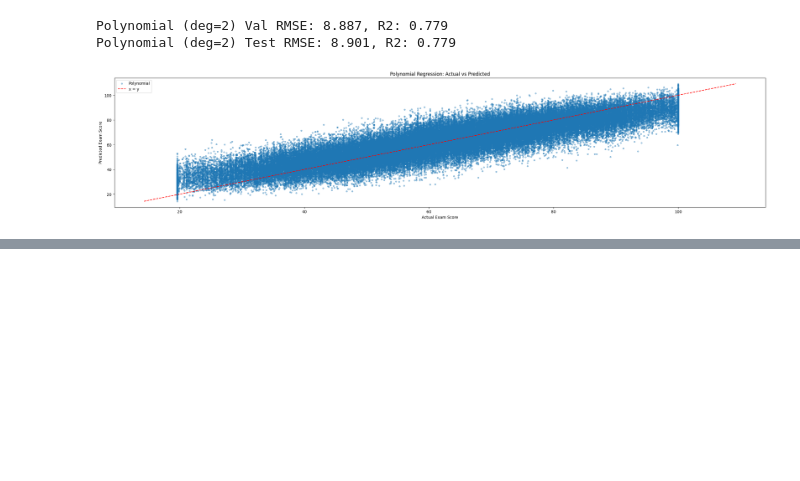
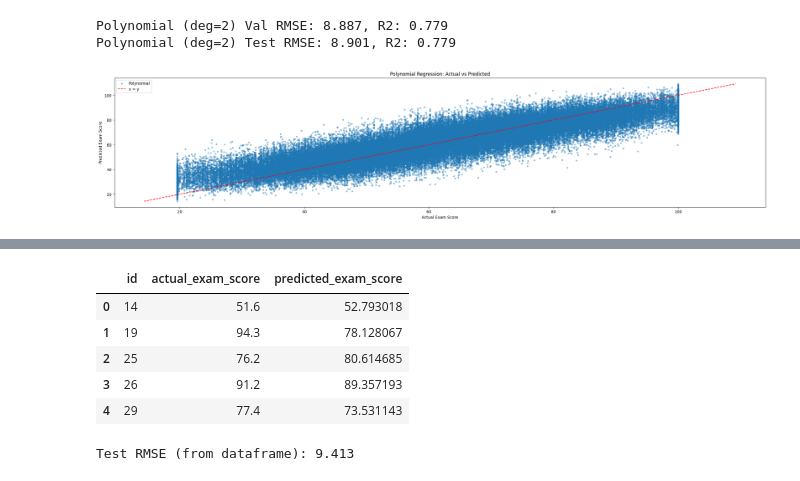
Before and after one commit to Aashiee3/Student-Exam-Score-Kagge-Competition, a Jupyter notebook: Student exam score/aashi_model.ipynb, the cells around one changed output, grey strips where cells are left out. Saved outputs shown, nothing was run; the diff lists cells and outputs as text; code cells hidden in the pictures; blank space fills up the shorter version.

```diff
--- a/Student exam score/aashi_model.ipynb
+++ b/Student exam score/aashi_model.ipynb
@@ -268,0 +432,7 @@ plt.show()
+# %%
+rnn_model = Sequential([
+    LSTM(64, input_shape=(timesteps, features_per_timestep)),
+    Dropout(0.2),
+    Dense(32, activation='relu'),
+    Dense(1)   # Linear output (regression)
+])
@@ -268,0 +445,8 @@ plt.show()
+# %%
+history_rnn = rnn_model.fit(
+    x_train_rnn, y_train,
+    validation_data=(x_val_rnn, y_val),
+    epochs=100,
+    batch_size=32,
+    verbose=1
+)
@@ -268,0 +481,32 @@ plt.show()
+# %%
+import pandas as pd
+
+results_rnn = pd.DataFrame({
+    'id': id_test.values,
+    'actual_exam_score': y_test.values,
+    'predicted_exam_score': y_test_pred_rnn
+})
+
+results_rnn = results_rnn.sort_values(by='id').reset_index(drop=True)
+results_rnn.head()
+# %% [output]
+|  | id | actual_exam_score | predicted_exam_score |
+| 0 | 14 | 51.6 | 52.793018 |
+| 1 | 19 | 94.3 | 78.128067 |
+| 2 | 25 | 76.2 | 80.614685 |
+| 3 | 26 | 91.2 | 89.357193 |
+| 4 | 29 | 77.4 | 73.531143 |
+# %%
+from sklearn.metrics import mean_squared_error
+import numpy as np
+
+rmse_from_df = np.sqrt(
+    mean_squared_error(
+        results_rnn['actual_exam_score'],
+        results_rnn['predicted_exam_score']
+    )
+)
+
+print(f"Test RMSE (from dataframe): {rmse_from_df:.3f}")
+# %% [output]
+Test RMSE (from dataframe): 9.413
```
Also changed, not shown: parts of 21 cells of this notebook.
